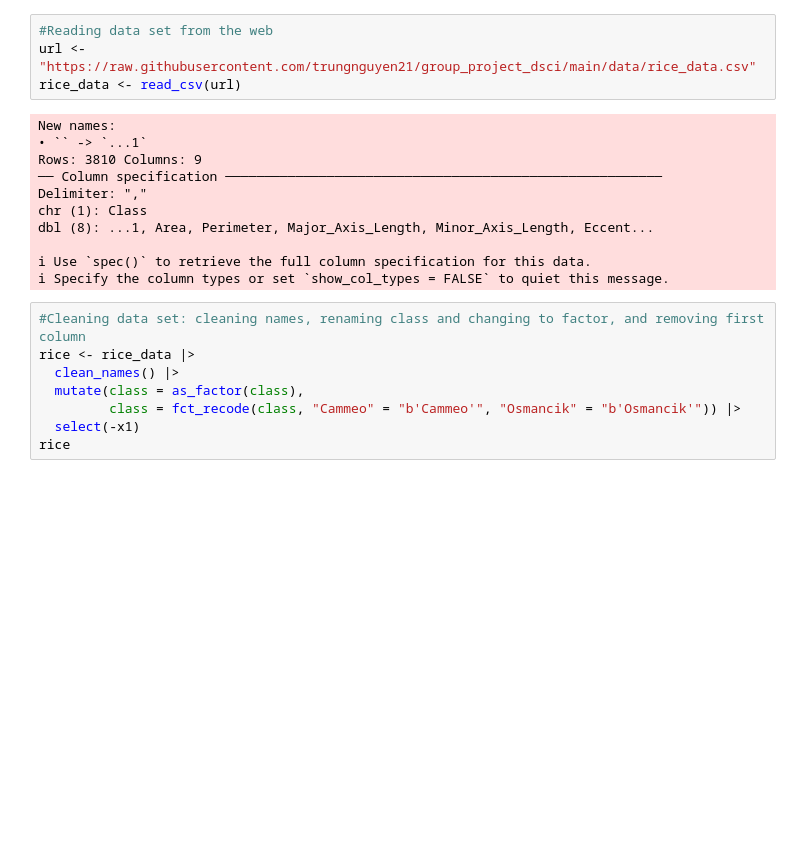
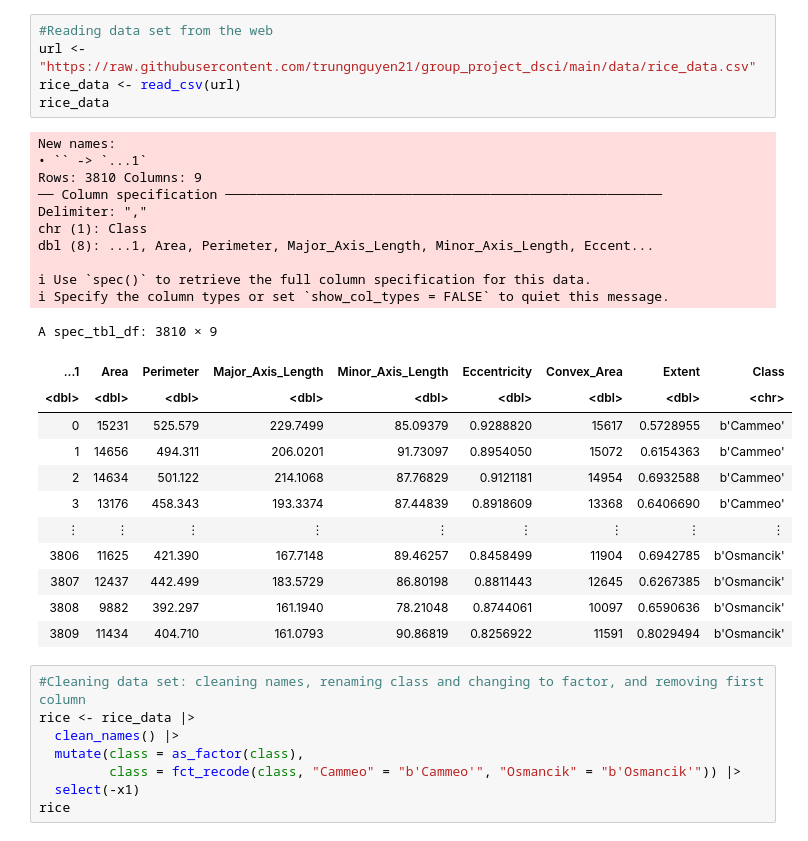
Before and after one commit to trungnguyen21/group_project_dsci, a Jupyter notebook: Group13_Proposal.ipynb, the cells around one changed output. Drawn from its saved outputs; the diff is of its cells as text; blank space fills up the shorter version.

```diff
--- a/Group13_Proposal.ipynb
+++ b/Group13_Proposal.ipynb
@@ -28,18 +28,31 @@ The following objects are masked from ‘package:stats’:
 # %%
 #Reading data set from the web
 url <- "https://raw.githubusercontent.com/trungnguyen21/group_project_dsci/main/data/rice_data.csv"
 rice_data <- read_csv(url)
+rice_data
 # %% [output]
 New names:
 • `` -> `...1`
 Rows: 3810 Columns: 9
 ── Column specification ────────────────────────────────────────────────────────
 Delimiter: ","
 chr (1): Class
 dbl (8): ...1, Area, Perimeter, Major_Axis_Length, Minor_Axis_Length, Eccent...
 
 ℹ Use `spec()` to retrieve the full column specification for this data.
 ℹ Specify the column types or set `show_col_types = FALSE` to quiet this message.
+A spec_tbl_df: 3810 × 9
+| ...1 | Area | Perimeter | Major_Axis_Length | Minor_Axis_Length | Eccentricity | Convex_Area | Extent | Class |
+| <dbl> | <dbl> | <dbl> | <dbl> | <dbl> | <dbl> | <dbl> | <dbl> | <chr> |
+| 0 | 15231 | 525.579 | 229.7499 | 85.09379 | 0.9288820 | 15617 | 0.5728955 | b'Cammeo' |
+| 1 | 14656 | 494.311 | 206.0201 | 91.73097 | 0.8954050 | 15072 | 0.6154363 | b'Cammeo' |
+| 2 | 14634 | 501.122 | 214.1068 | 87.76829 | 0.9121181 | 14954 | 0.6932588 | b'Cammeo' |
+| 3 | 13176 | 458.343 | 193.3374 | 87.44839 | 0.8918609 | 13368 | 0.6406690 | b'Cammeo' |
+| ⋮ | ⋮ | ⋮ | ⋮ | ⋮ | ⋮ | ⋮ | ⋮ | ⋮ |
+| 3806 | 11625 | 421.390 | 167.7148 | 89.46257 | 0.8458499 | 11904 | 0.6942785 | b'Osmancik' |
+| 3807 | 12437 | 442.499 | 183.5729 | 86.80198 | 0.8811443 | 12645 | 0.6267385 | b'Osmancik' |
+| 3808 | 9882 | 392.297 | 161.1940 | 78.21048 | 0.8744061 | 10097 | 0.6590636 | b'Osmancik' |
+| 3809 | 11434 | 404.710 | 161.0793 | 90.86819 | 0.8256922 | 11591 | 0.8029494 | b'Osmancik' |
 # %%
 #Cleaning data set: cleaning names, renaming class and changing to factor, and removing first column
 rice <- rice_data |>
```
Also changed, not shown: parts of 3 cells of this notebook.
